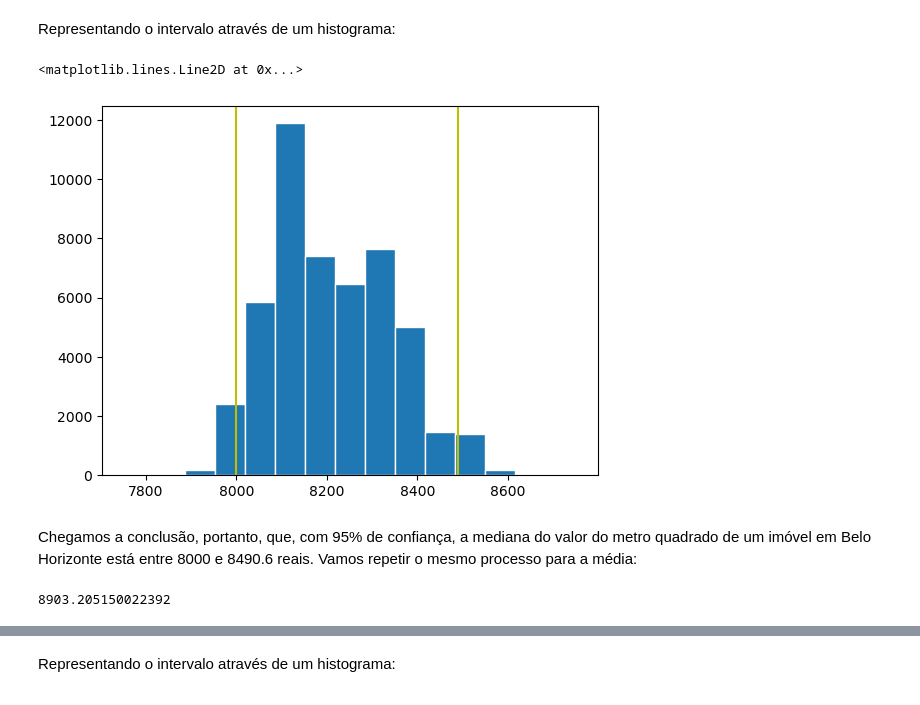
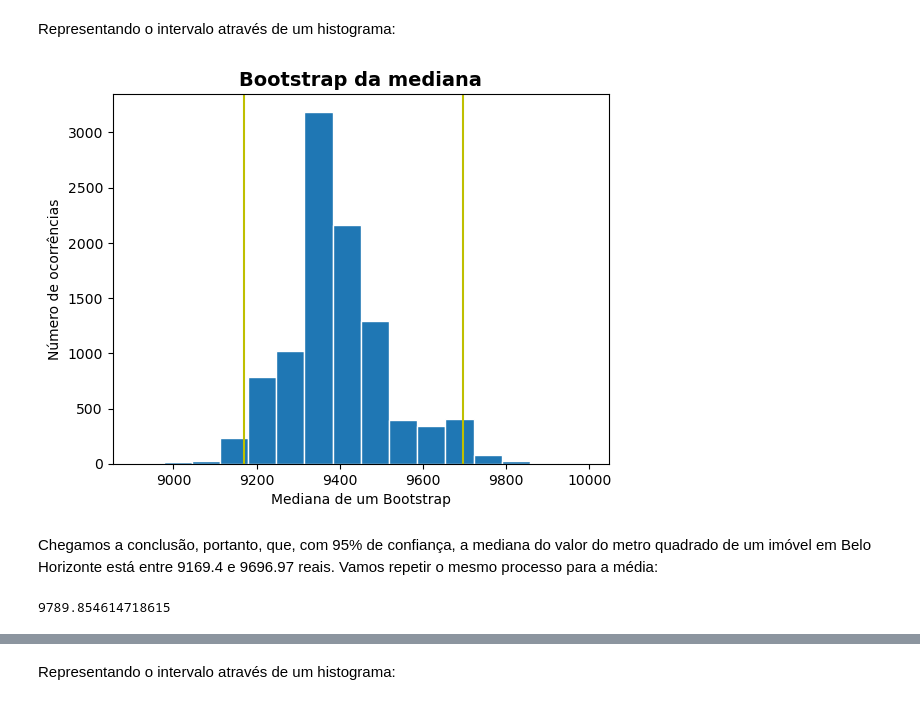
Before and after one commit to arthurlm1234/Estudo-Residencial-BH, a Jupyter notebook: bootstrap.ipynb, the cells around one changed output, grey strips where cells are left out. Saved outputs shown, nothing was run; the diff lists cells and outputs as text; code cells hidden in the pictures.

```diff
--- a/bootstrap.ipynb
+++ b/bootstrap.ipynb
@@ -79,0 +69,4 @@ outliers/total
+# %%
+dfResidencial = df_com_metro_quadrado[df_com_metro_quadrado['Tipo Imóvel'].isin(['Apartamento'])]
+dfResidencial = dfResidencial.reset_index(drop = True) # Refaz os índices
+dfResidencial.head()
@@ -79,0 +89,3 @@ outliers/total
+# %%
+dfResidencial = dfResidencial.drop(dfResidencial[dfResidencial['Área interna'] == dfResidencial['Área interna'].max()].index)
+dfResidencial[dfResidencial['Área interna'] == dfResidencial['Área interna'].max()]
@@ -79,0 +97,3 @@ outliers/total
+# %%
+dfResidencial = dfResidencial.drop('Código', axis=1)
+dfResidencial.head()
@@ -109,9 +177,9 @@ one_bootstrap_median(df_com_metro_quadrado, 'Metro quadrado')
 # %%
 # Gera uma lista de medianas de 50000 amostras bootstrap
-num_repetitions = 50000
+num_repetitions = 10000
 bstrap_medians = []
 for i in np.arange(num_repetitions):
-    bstrap_medians.append(one_bootstrap_median(df_com_metro_quadrado, 'Metro quadrado'))
+    bstrap_medians.append(one_bootstrap_median(dfResidencial, 'Metro quadrado'))
 # %%
 #calcula o intervalo que contém 95% das medianas calculadas acima
 left = np.percentile(bstrap_medians, 2.5)
@@ -123,18 +191,21 @@ print(left, right)
 # %% [markdown]
 Representando o intervalo através de um histograma:
 # %%
-plt.hist(bstrap_medians, bins=15, edgecolor = 'white')
+plt.hist(bstrap_medians, bins=16, edgecolor = 'white')
+plt.title("Bootstrap da mediana", fontsize=14, fontweight='bold')
+plt.xlabel("Mediana de um Bootstrap")
+plt.ylabel("Número de ocorrências")
 plt.axvline(x=left, color='y')
 plt.axvline(x=right, color='y')
+plt.savefig("figure2.png")
 # %% [output]
-<matplotlib.lines.Line2D at 0x...>
-[figure, old version]
+[figure, new version]
 # %% [markdown]
-Chegamos a conclusão, portanto, que, com 95% de confiança, a mediana do valor do metro quadrado de um imóvel em Belo Horizonte está entre 8000 e 8490.6 reais. Vamos repetir o mesmo processo para a média:
+Chegamos a conclusão, portanto, que, com 95% de confiança, a mediana do valor do metro quadrado de um imóvel em Belo Horizonte está entre 9169.4 e 9696.97 reais. Vamos repetir o mesmo processo para a média:
 # %%
-df_com_metro_quadrado['Metro quadrado'].mean()
+dfResidencial['Metro quadrado'].mean()
 # %% [output]
-8903.205150022392
+9789.854614718615
 # %%
 #cria uma nova amostra a partir de uma permutação aleatória da amostra original
 #e retorna a média do metro quadrado
```
Also changed, not shown: parts of 48 cells of this notebook.
